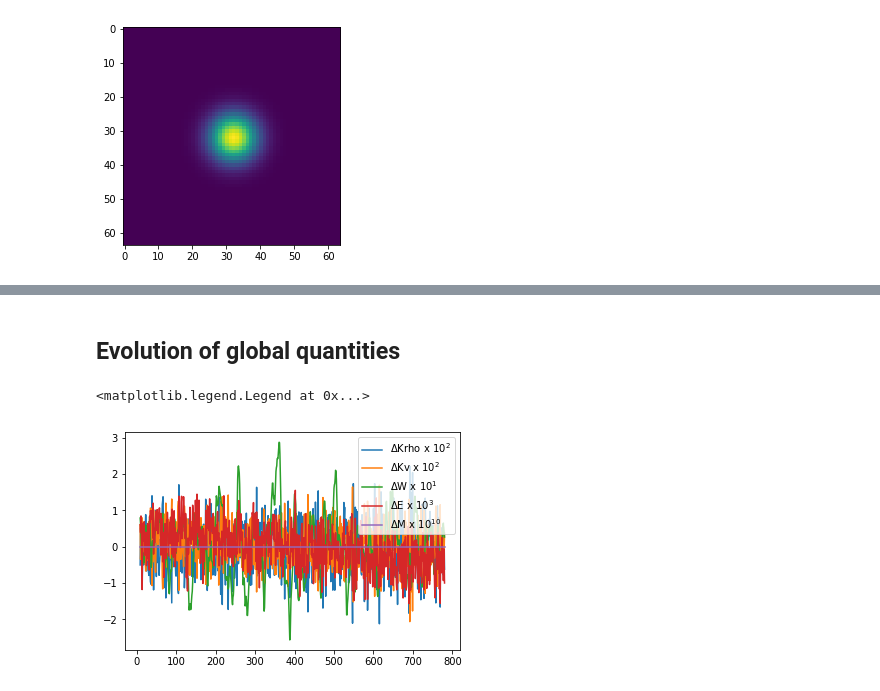
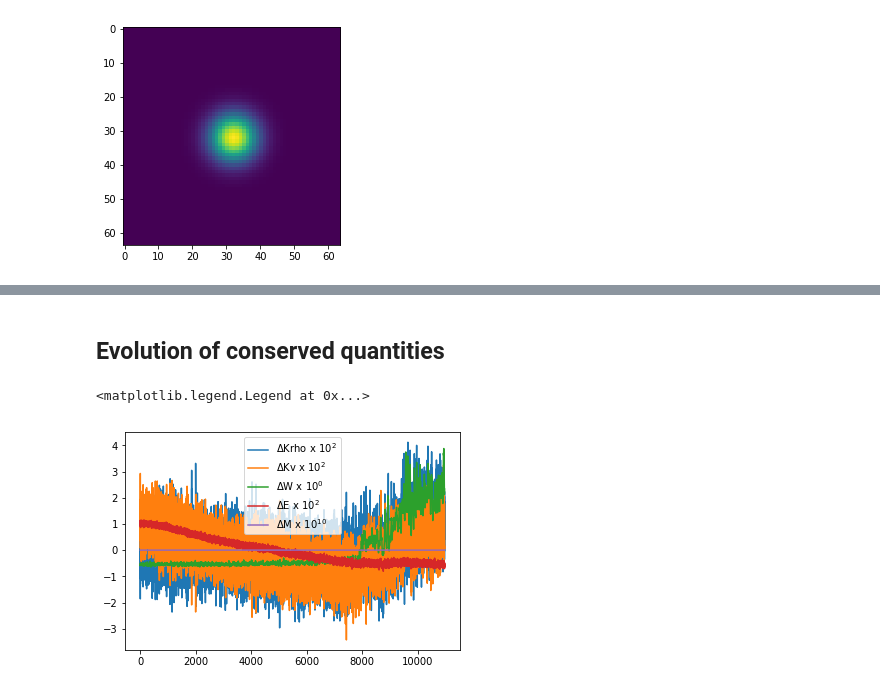
Before and after one commit to axionyx/axionyx_1.0, a Jupyter notebook: Exec/Test_FDM_condensation/Plotting.ipynb, the cells around one changed output, grey strips where cells are left out. Saved outputs shown, nothing was run; the diff lists cells and outputs as text; code cells hidden in the pictures.

Commit message:
Levkov condensation test successful

```diff
--- a/Exec/Test_FDM_condensation/Plotting.ipynb
+++ b/Exec/Test_FDM_condensation/Plotting.ipynb
@@ -51,34 +116,34 @@ plt.imshow(np.array(psitest[32]), interpolation="nearest", origin="upper")
 # %% [markdown]
-## Evolution of global quantities
+## Evolution of conserved quantities
 # %%
-data = np.transpose(np.loadtxt('/home/uni09/cosmo/bschwab/axionyx/condensation2/runlog', skiprows=10))
+data = np.transpose(np.loadtxt('/home/uni09/cosmo/bschwab/axionyx/condensation/runlog', skiprows=1))
 
 nstep = data[0]
 time = data[1]
 dt = data[2]
 z = data[3]
 mass_av = sum(data[4])/len(data[4])
 mass = (data[4]-mass_av)/mass_av
 epot_av = sum(data[5])/len(data[5])
 epot = (data[5]-epot_av)/epot_av
 ekinrho_av = sum(data[6])/len(data[6])
 ekinrho = (data[6]-ekinrho_av)/ekinrho_av
 ekinv_av = sum(data[7])/len(data[7])
 ekinv = (data[7]-ekinv_av)/ekinv_av
 etot_av = sum(data[8])/len(data[8])
 etot = (data[8]-etot_av)/etot_av
 max_dens = data[9]
 a = data[10]
 
 
 plt.plot(time,ekinrho*1.e+2,label='$\Delta$Krho x $10^2$')
 plt.plot(time,ekinv*1.e+2,label='$\Delta$Kv x $10^2$')
-plt.plot(time,epot*1.e+1,label='$\Delta$W x $10^1$')
-plt.plot(time,etot*1.e+3,label='$\Delta$E x $10^3$')
+plt.plot(time,epot*1.e+0,label='$\Delta$W x $10^0$')
+plt.plot(time,etot*1.e+2,label='$\Delta$E x $10^2$')
 plt.plot(time,mass*1.e+10,label='$\Delta$M x $10^{10}$')
 
 #plt.ylim([-3.5,3.5])
 plt.legend()
 # %% [output]
 <matplotlib.legend.Legend at 0x...>
-[figure, old version]
+[figure, new version]
```
Also changed, not shown: parts of 21 cells of this notebook, 2 other files.
